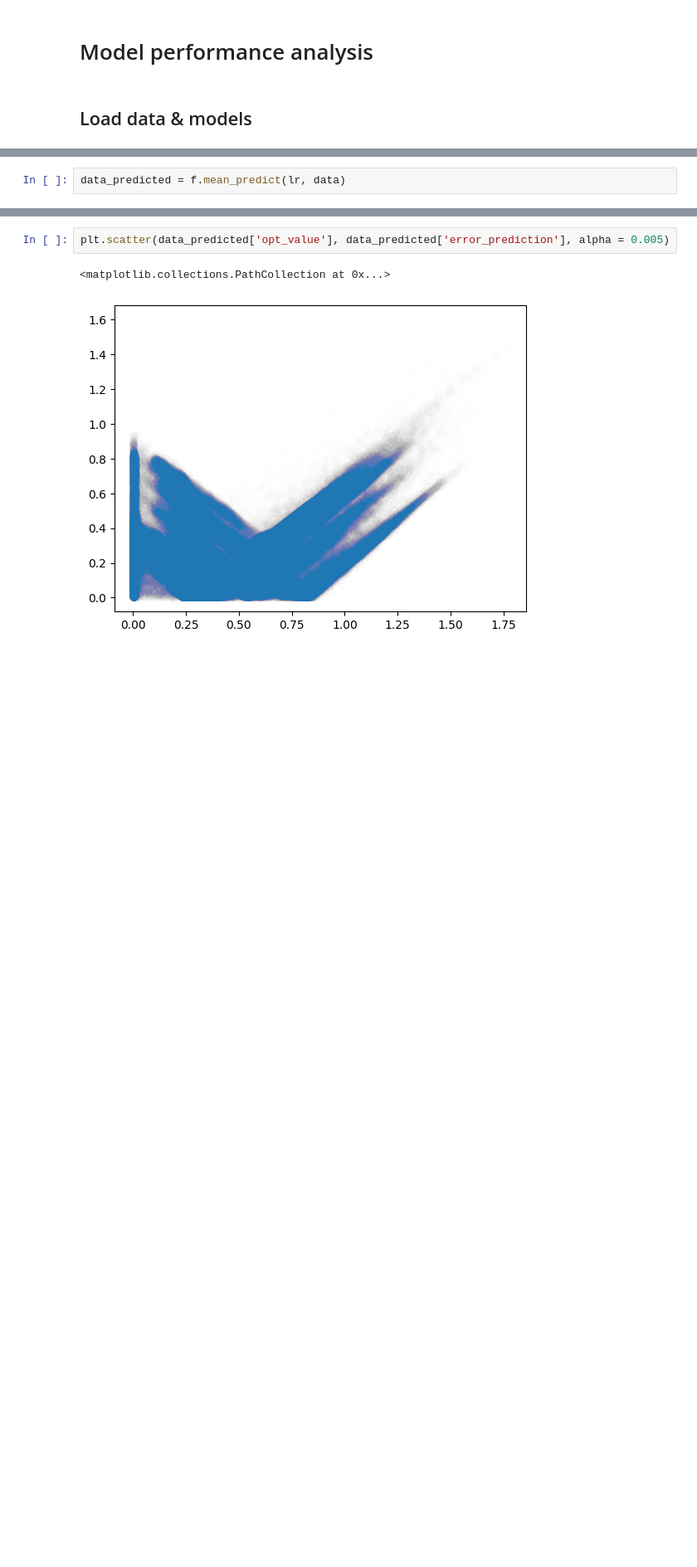
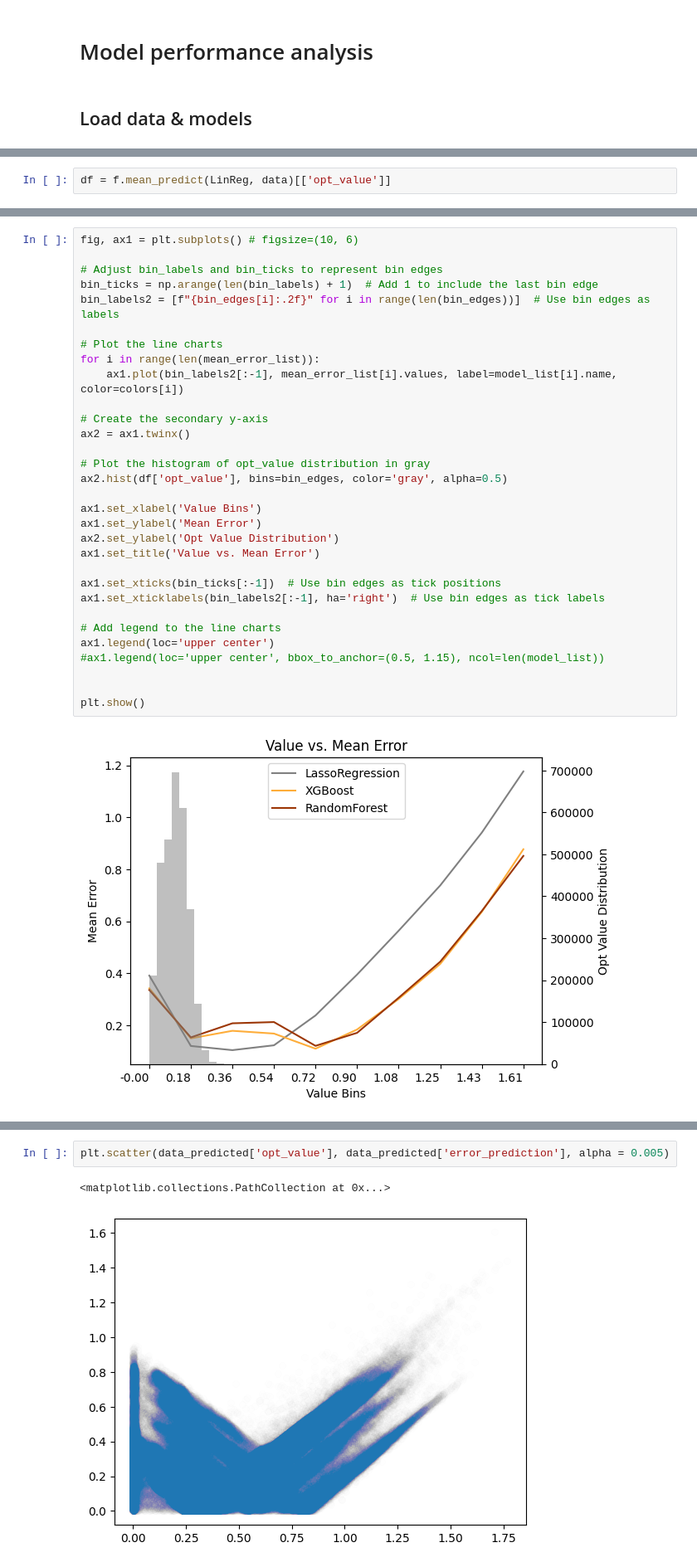
Before and after one commit to linaskerath/RP_Greenland, a Jupyter notebook: Scripts/xx_model_performance_analysis.ipynb, the cells around one changed output, grey strips where cells are left out. Shown: that part at 83% size. Saved outputs shown, nothing was run; the diff lists cells and outputs as text; blank space fills up the shorter version.

```diff
--- a/Scripts/xx_model_performance_analysis.ipynb
+++ b/Scripts/xx_model_performance_analysis.ipynb
@@ -41,2 +94,2 @@ GradientBoosting = f.load_object('XGBoost')
 # %%
-data_predicted = f.mean_predict(lr, data)
+df = f.mean_predict(LinReg, data)[['opt_value']]
@@ -65,0 +96,33 @@ plt.scatter(data_predicted['opt_value'], data_predicted['mean_prediction'], alph
+# %%
+fig, ax1 = plt.subplots() # figsize=(10, 6)
+
+# Adjust bin_labels and bin_ticks to represent bin edges
+bin_ticks = np.arange(len(bin_labels) + 1)  # Add 1 to include the last bin edge
+bin_labels2 = [f"{bin_edges[i]:.2f}" for i in range(len(bin_edges))]  # Use bin edges as labels
+
+# Plot the line charts
+for i in range(len(mean_error_list)):
+    ax1.plot(bin_labels2[:-1], mean_error_list[i].values, label=model_list[i].name, color=colors[i])
+
+# Create the secondary y-axis
+ax2 = ax1.twinx()
+
+# Plot the histogram of opt_value distribution in gray
+ax2.hist(df['opt_value'], bins=bin_edges, color='gray', alpha=0.5)
+
+ax1.set_xlabel('Value Bins')
+ax1.set_ylabel('Mean Error')
+ax2.set_ylabel('Opt Value Distribution')
+ax1.set_title('Value vs. Mean Error')
+
+ax1.set_xticks(bin_ticks[:-1])  # Use bin edges as tick positions
+ax1.set_xticklabels(bin_labels2[:-1], ha='right')  # Use bin edges as tick labels
+
+# Add legend to the line charts
+ax1.legend(loc='upper center')
+#ax1.legend(loc='upper center', bbox_to_anchor=(0.5, 1.15), ncol=len(model_list))
+
+
+plt.show()
+# %% [output]
+[figure, added]
```
Also changed, not shown: parts of 22 cells of this notebook, 2 other files.
